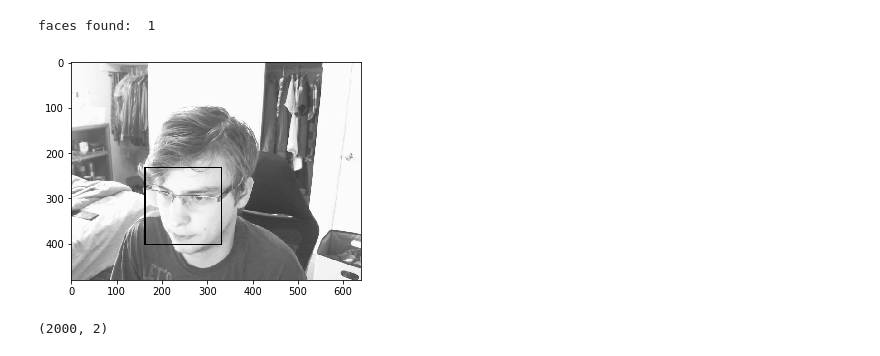
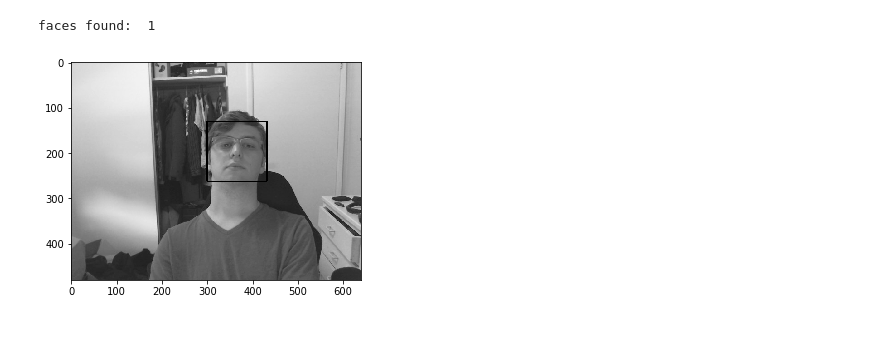
Before and after one commit to Saiuz/Emotion-Detection, a Jupyter notebook: Create Labeled Images.ipynb, the cells around one changed output. Drawn from its saved outputs; the diff is of its cells as text; code cells hidden in the pictures.

Commit message:
updated label creator with new format and comments

```diff
--- a/Create Labeled Images.ipynb
+++ b/Create Labeled Images.ipynb
@@ -11,31 +27,31 @@ from collections import Counter
 # %%
 # initialize cascada classifier
 haar_cascade = cv2.CascadeClassifier(
-    'data/haarcascade_frontalface_alt.xml')
+    'data/haarcascade/haarcascade_frontalface_default.xml')
 
 #initialize default. Change int argument to change webcam used.
 cam = cv2.VideoCapture(0)
 
 if cam.isOpened():
     #read img from camera and make a gray version for the cascada classifier
     ret_val, img = cam.read()
 
     if ret_val:
         gray = cv2.cvtColor(img, cv2.COLOR_BGR2GRAY)
 
         #use the classifier to detect faces. Returns face box coordinates for each face
         faces = haar_cascade.detectMultiScale(gray, scaleFactor=1.1, minNeighbors=5)
         print("faces found: ", len(faces))
 
         #for each face, draw a rectangle around it
         for (x, y, w, h) in faces:
                  cv2.rectangle(gray, (x, y), (x+w, y+h), (0, 255, 0), 2)
 
         # display the img
         plt.imshow(gray,cmap="gray")
 # %% [output]
 faces found:  1
-[figure, old version]
+[figure, new version]
 # %%
 def display(img,faces,numImages,lastlabel,saving):
     disp_img = np.copy(img)
@@ -140,4 +154,2 @@ def label(savepath,smoothCapture=False):
 # %%
- label("images")
+ label()
-# %% [output]
-(2000, 2)
```
Also changed, not shown: parts of 2 cells of this notebook.
